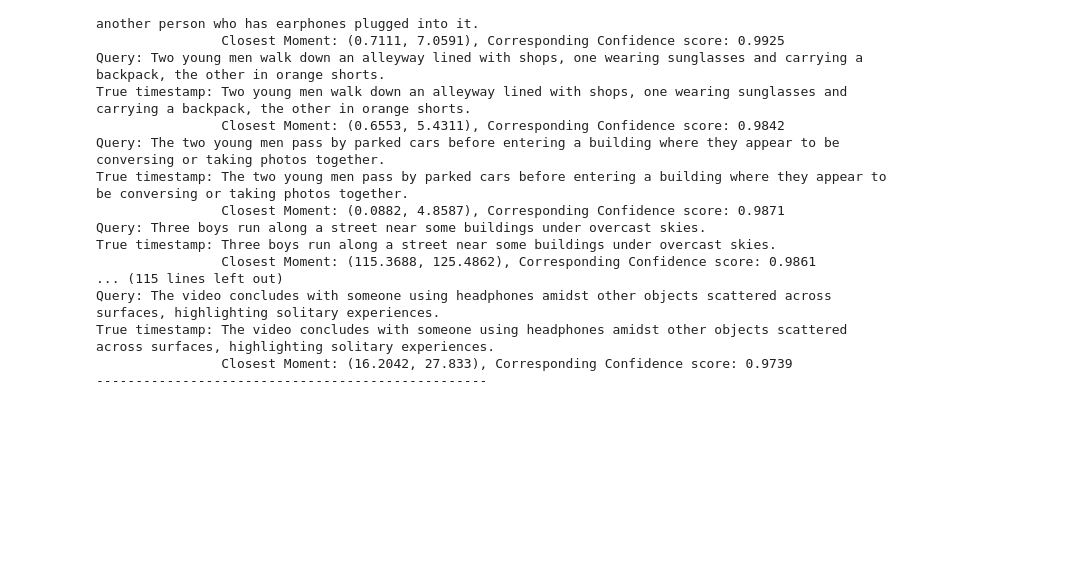
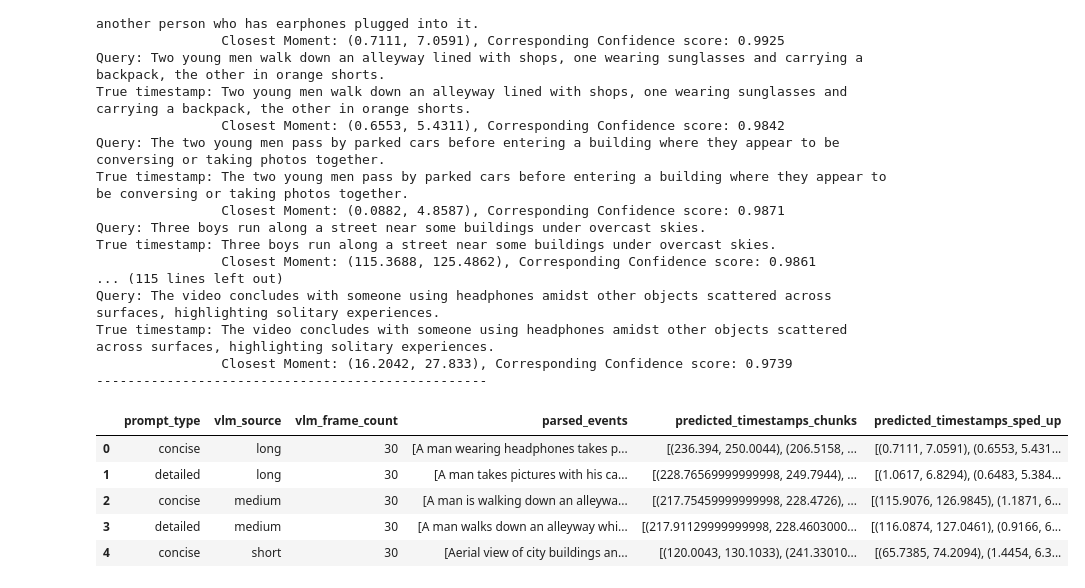
Before and after one commit to BoBeR24/Moment-Retrieval-and-Video-Summarization, a Jupyter notebook: moment_retrieval_1.ipynb, the cells around one changed output. Cells and saved outputs as stored; diff of their text form; code cells hidden in the pictures; blank space fills up the shorter version.

Commit message:
Fixed bugs in timestamp extraction and fixed formatting of the output

```diff
--- a/moment_retrieval_1.ipynb
+++ b/moment_retrieval_1.ipynb
@@ -174,7 +174,7 @@ for row in events.iterrows():
 
         print(f"\t\tClosest Moment: {prediction['pred_relevant_windows'][0][0], prediction['pred_relevant_windows'][0][1]}, Corresponding Confidence score: {prediction['pred_relevant_windows'][0][2]}")
 
-        results_per_entry.append(prediction)
+        results_per_entry.append((prediction['pred_relevant_windows'][0][0], prediction['pred_relevant_windows'][0][1]))
     print("-" * 50)
 
     sped_up_timestamps_results.append(results_per_entry)
@@ -206,6 +206,13 @@ True timestamp: The video concludes with someone using headphones amidst other o
 #     print("-" * 50)
 # %%
 events_full['predicted_timestamps_chunks'] = np.array(chunks_timestamp_results)
-events_full['predicted_timestamps_sped_up'] = np.array(chunks_timestamp_results)
-
-events_full.to_json(f"Timestamps/{og_video_path.split('/')[-1]}_with_predictions")
+events_full['predicted_timestamps_sped_up'] = np.array(sped_up_timestamps_results)
+# %%
+events_full.head()
+# %% [output]
+|  | prompt_type | vlm_source | vlm_frame_count | parsed_events | predicted_timestamps_chunks | predicted_timestamps_sped_up |
+| 0 | concise | long | 30 | [A man wearing headphones takes p... | [(236.394, 250.0044), (206.5158, ... | [(0.7111, 7.0591), (0.6553, 5.431... |
+| 1 | detailed | long | 30 | [A man takes pictures with his ca... | [(228.76569999999998, 249.7944), ... | [(1.0617, 6.8294), (0.6483, 5.384... |
+| 2 | concise | medium | 30 | [A man is walking down an alleywa... | [(217.75459999999998, 228.4726), ... | [(115.9076, 126.9845), (1.1871, 6... |
+| 3 | detailed | medium | 30 | [A man walks down an alleyway whi... | [(217.91129999999998, 228.4603000... | [(116.0874, 127.0461), (0.9166, 6... |
+| 4 | concise | short | 30 | [Aerial view of city buildings an... | [(120.0043, 130.1033), (241.33010... | [(65.7385, 74.2094), (1.4454, 6.3... |
```
Also changed, not shown: parts of 2 cells of this notebook, 1 other file.
